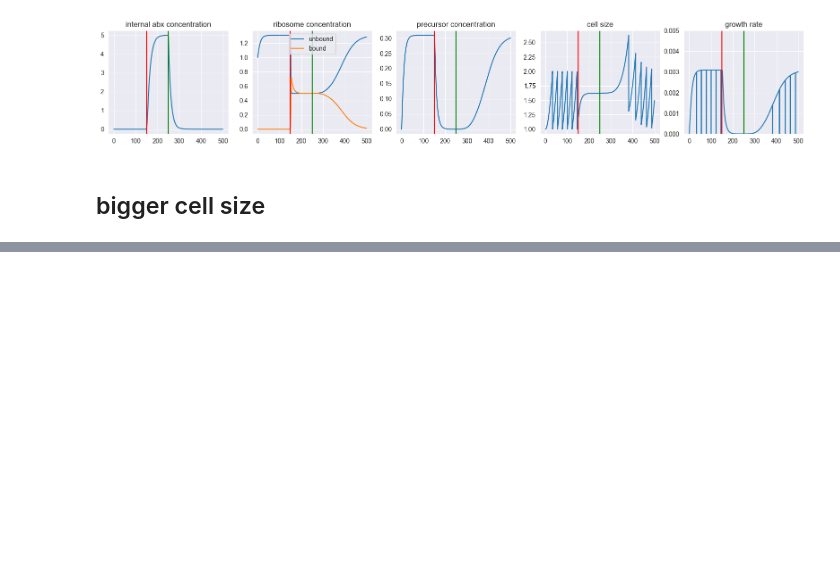
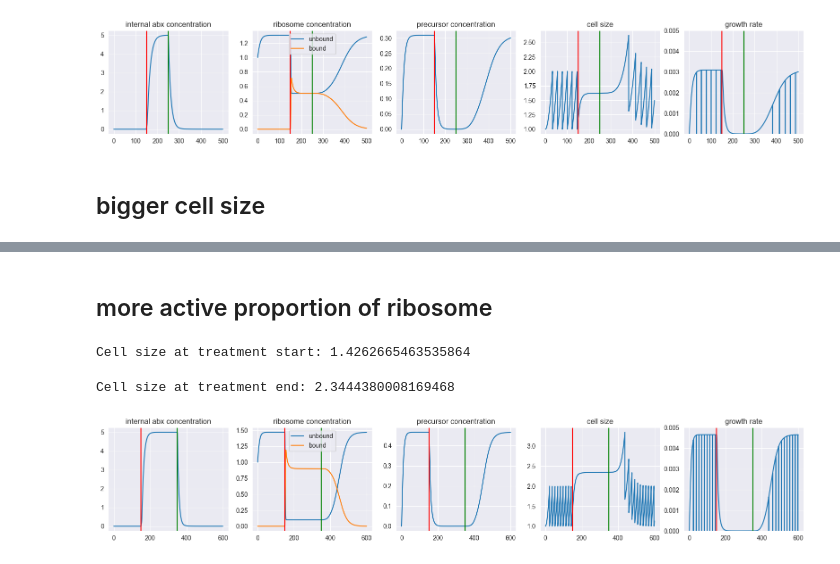
Before and after one commit to erezli/RiboTargettingAbx, a Jupyter notebook: abx_recovery.ipynb, the cells around one changed output, grey strips where cells are left out. Cells and saved outputs as stored; diff of their text form; code cells hidden in the pictures; blank space fills up the shorter version.

```diff
--- a/abx_recovery.ipynb
+++ b/abx_recovery.ipynb
@@ -156 +157,51 @@ Cell size at treatment start: 1.1642522820441452
 [figure]
+# %% [markdown]
+## more active proportion of ribosome
+# %%
+admin_time = 150
+recovery_time = 350
+param3 = {"ribo_min": 0.1,
+          "p_in": 0.01,
+          "p_out": 0.01,
+          "k_on": 3,
+          "k_off": 0.01,
+          "alpha": 0.05, # ribosome synthesis rate
+          "beta": 0.05, # translation rate
+          "gama": 0.1, # cell wall synthesis rate
+          "abx_env": 5,
+          "t_start": admin_time,
+          "t_end": recovery_time}
+my_sim3 = Cell(**param3)
+length = 600
+t_eval = np.arange(0, length, time_step)
+time_series3 = my_sim3.cell_growth(initial_conditions, length=length, methods="RK45", t_eval=t_eval)
+
+fig, axes = plt.subplots(1, 5, figsize=(20, 3))
+axes[0].plot(time_series3.t, time_series3.y[0])
+axes[0].axvline(admin_time, c='r')
+axes[0].axvline(recovery_time, c='g')
+axes[0].set_title("internal abx concentration")
+axes[1].plot(time_series3.t, time_series3.y[1], label="unbound")
+axes[1].plot(time_series3.t, time_series3.y[2], label="bound")
+axes[1].axvline(admin_time, c='r')
+axes[1].axvline(recovery_time, c='g')
+axes[1].legend()
+axes[1].set_title("ribosome concentration")
+axes[2].plot(time_series3.t, time_series3.y[3])
+axes[2].axvline(admin_time, c='r')
+axes[2].axvline(recovery_time, c='g')
+axes[2].set_title("precursor concentration")
+axes[3].plot(time_series3.t, time_series3.y[4])
+axes[3].axvline(admin_time, c='r')
+axes[3].axvline(recovery_time, c='g')
+axes[3].set_title("cell size")
+axes[4].plot(time_series3.t, np.gradient(np.log(time_series3.y[4])))
+axes[4].axvline(admin_time, c='r')
+axes[4].axvline(recovery_time, c='g')
+axes[4].set_ylim(0., 0.005)
+axes[4].set_title("growth rate")
+plt.show()
+# %% [output]
+Cell size at treatment start: 1.4262665463535864
+Cell size at treatment end: 2.3444380008169468
+[figure, added]
```
Also changed, not shown: parts of 2 cells of this notebook, 1 other file.
